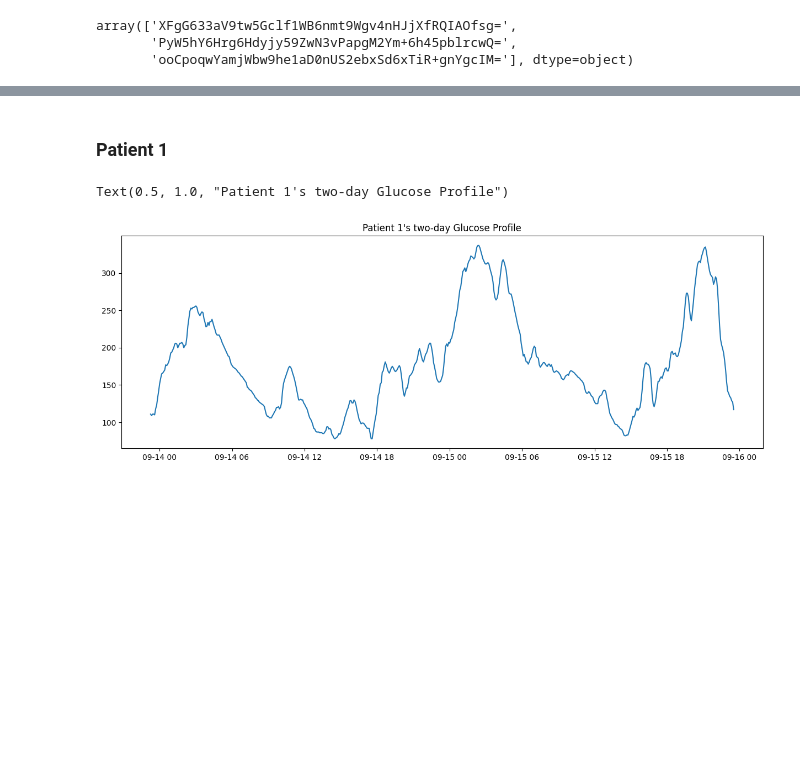
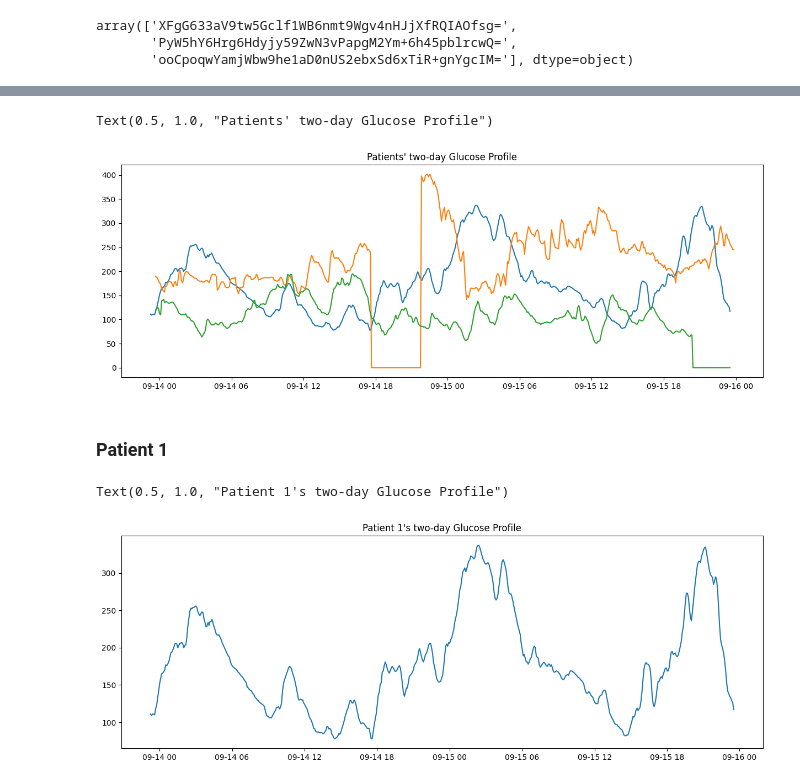
Before and after one commit to karinakanjaria/glucose-data-analysis, a Jupyter notebook: EDA/LeslieEDA.ipynb, the cells around one changed output, grey strips where cells are left out. Drawn from its saved outputs; the diff is of its cells as text; code cells hidden in the pictures; blank space fills up the shorter version.

```diff
--- a/EDA/LeslieEDA.ipynb
+++ b/EDA/LeslieEDA.ipynb
@@ -85,3 +93,16 @@ plt.show()
+# %%
+"""show glucose levels over two days"""
+pat1_df = data.loc[data.PatientId == patIDs[0]]
+pat2_df = data.loc[data.PatientId == patIDs[1]]
+pat3_df = data.loc[data.PatientId == patIDs[2]]
+plt.plot(pat1_df.GlucoseSystemTime, pat1_df.Value)
+plt.plot(pat2_df.GlucoseSystemTime, pat2_df.Value)
+plt.plot(pat3_df.GlucoseSystemTime, pat3_df.Value)
+# plt.plot(pat1_df.GlucoseSystemTime, le.transform(pat1_df.Status)*10)
+plt.title("Patients' two-day Glucose Profile")
+# %% [output]
+Text(0.5, 1.0, "Patients' two-day Glucose Profile")
+[figure, added]
 # %% [markdown]
 ### Patient 1
 # %%
```
Also changed, not shown: parts of 2 cells of this notebook, 1 other file.
